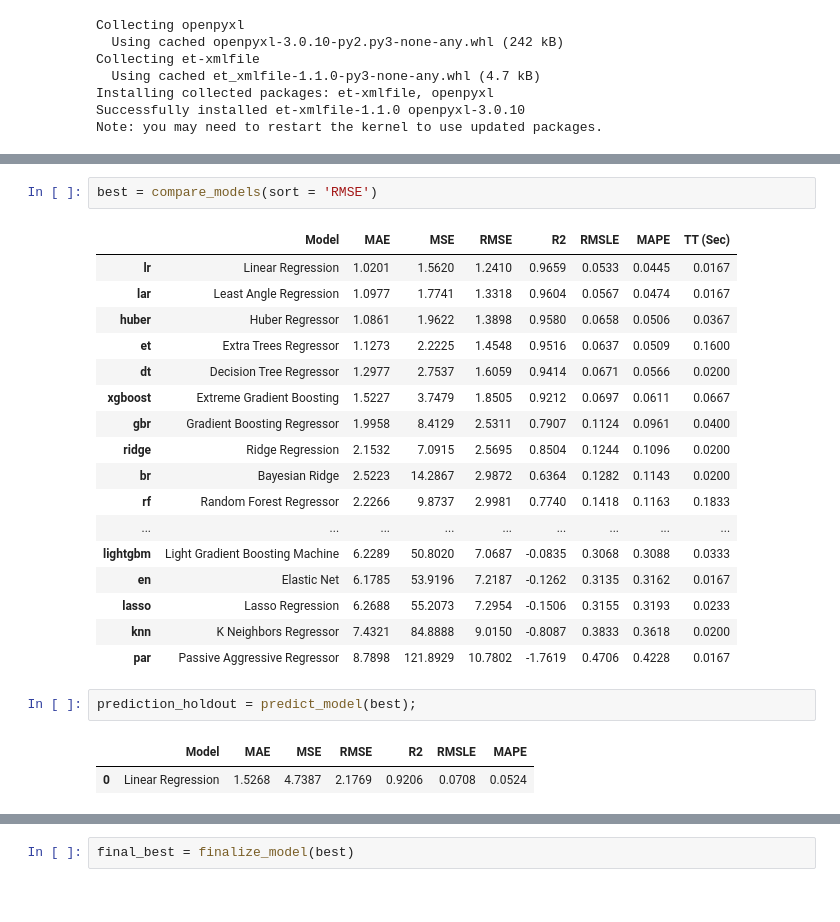
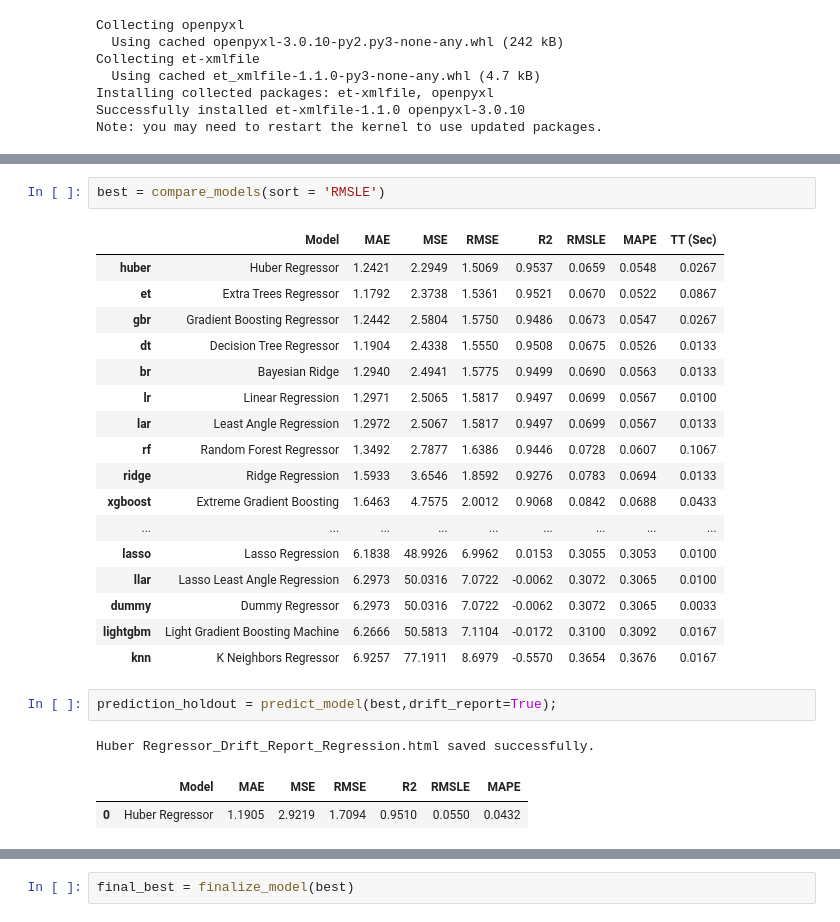
Before and after one commit to snamjoshi1/FoundationalProject2, a Jupyter notebook: PyCaret.ipynb, the cells around one changed output, grey strips where cells are left out. Drawn from its saved outputs; the diff is of its cells as text.

```diff
--- a/PyCaret.ipynb
+++ b/PyCaret.ipynb
@@ -162,30 +162,31 @@ s_temp = setup(data = traintemp, test_data = testtemp, target = 'AvgTemp', fold_
 | 56 | Transform Target | False |
 | 57 | Transform Target Method | box-cox |
 # %%
-best = compare_models(sort = 'RMSE')
+best = compare_models(sort = 'RMSLE')
 # %% [output]
 |  | Model | MAE | MSE | RMSE | R2 | RMSLE | MAPE | TT (Sec) |
-| lr | Linear Regression | 1.0201 | 1.5620 | 1.2410 | 0.9659 | 0.0533 | 0.0445 | 0.0167 |
-| lar | Least Angle Regression | 1.0977 | 1.7741 | 1.3318 | 0.9604 | 0.0567 | 0.0474 | 0.0167 |
-| huber | Huber Regressor | 1.0861 | 1.9622 | 1.3898 | 0.9580 | 0.0658 | 0.0506 | 0.0367 |
-| et | Extra Trees Regressor | 1.1273 | 2.2225 | 1.4548 | 0.9516 | 0.0637 | 0.0509 | 0.1600 |
-| dt | Decision Tree Regressor | 1.2977 | 2.7537 | 1.6059 | 0.9414 | 0.0671 | 0.0566 | 0.0200 |
-| xgboost | Extreme Gradient Boosting | 1.5227 | 3.7479 | 1.8505 | 0.9212 | 0.0697 | 0.0611 | 0.0667 |
-| gbr | Gradient Boosting Regressor | 1.9958 | 8.4129 | 2.5311 | 0.7907 | 0.1124 | 0.0961 | 0.0400 |
-| ridge | Ridge Regression | 2.1532 | 7.0915 | 2.5695 | 0.8504 | 0.1244 | 0.1096 | 0.0200 |
-| br | Bayesian Ridge | 2.5223 | 14.2867 | 2.9872 | 0.6364 | 0.1282 | 0.1143 | 0.0200 |
-| rf | Random Forest Regressor | 2.2266 | 9.8737 | 2.9981 | 0.7740 | 0.1418 | 0.1163 | 0.1833 |
+| huber | Huber Regressor | 1.2421 | 2.2949 | 1.5069 | 0.9537 | 0.0659 | 0.0548 | 0.0267 |
+| et | Extra Trees Regressor | 1.1792 | 2.3738 | 1.5361 | 0.9521 | 0.0670 | 0.0522 | 0.0867 |
+| gbr | Gradient Boosting Regressor | 1.2442 | 2.5804 | 1.5750 | 0.9486 | 0.0673 | 0.0547 | 0.0267 |
+| dt | Decision Tree Regressor | 1.1904 | 2.4338 | 1.5550 | 0.9508 | 0.0675 | 0.0526 | 0.0133 |
+| br | Bayesian Ridge | 1.2940 | 2.4941 | 1.5775 | 0.9499 | 0.0690 | 0.0563 | 0.0133 |
+| lr | Linear Regression | 1.2971 | 2.5065 | 1.5817 | 0.9497 | 0.0699 | 0.0567 | 0.0100 |
+| lar | Least Angle Regression | 1.2972 | 2.5067 | 1.5817 | 0.9497 | 0.0699 | 0.0567 | 0.0133 |
+| rf | Random Forest Regressor | 1.3492 | 2.7877 | 1.6386 | 0.9446 | 0.0728 | 0.0607 | 0.1067 |
+| ridge | Ridge Regression | 1.5933 | 3.6546 | 1.8592 | 0.9276 | 0.0783 | 0.0694 | 0.0133 |
+| xgboost | Extreme Gradient Boosting | 1.6463 | 4.7575 | 2.0012 | 0.9068 | 0.0842 | 0.0688 | 0.0433 |
 | ... | ... | ... | ... | ... | ... | ... | ... | ... |
-| lightgbm | Light Gradient Boosting Machine | 6.2289 | 50.8020 | 7.0687 | -0.0835 | 0.3068 | 0.3088 | 0.0333 |
-| en | Elastic Net | 6.1785 | 53.9196 | 7.2187 | -0.1262 | 0.3135 | 0.3162 | 0.0167 |
-| lasso | Lasso Regression | 6.2688 | 55.2073 | 7.2954 | -0.1506 | 0.3155 | 0.3193 | 0.0233 |
-| knn | K Neighbors Regressor | 7.4321 | 84.8888 | 9.0150 | -0.8087 | 0.3833 | 0.3618 | 0.0200 |
-| par | Passive Aggressive Regressor | 8.7898 | 121.8929 | 10.7802 | -1.7619 | 0.4706 | 0.4228 | 0.0167 |
+| lasso | Lasso Regression | 6.1838 | 48.9926 | 6.9962 | 0.0153 | 0.3055 | 0.3053 | 0.0100 |
+| llar | Lasso Least Angle Regression | 6.2973 | 50.0316 | 7.0722 | -0.0062 | 0.3072 | 0.3065 | 0.0100 |
+| dummy | Dummy Regressor | 6.2973 | 50.0316 | 7.0722 | -0.0062 | 0.3072 | 0.3065 | 0.0033 |
+| lightgbm | Light Gradient Boosting Machine | 6.2666 | 50.5813 | 7.1104 | -0.0172 | 0.3100 | 0.3092 | 0.0167 |
+| knn | K Neighbors Regressor | 6.9257 | 77.1911 | 8.6979 | -0.5570 | 0.3654 | 0.3676 | 0.0167 |
 # %%
-prediction_holdout = predict_model(best);
+prediction_holdout = predict_model(best,drift_report=True);
 # %% [output]
+Huber Regressor_Drift_Report_Regression.html saved successfully.
 |  | Model | MAE | MSE | RMSE | R2 | RMSLE | MAPE |
-| 0 | Linear Regression | 1.5268 | 4.7387 | 2.1769 | 0.9206 | 0.0708 | 0.0524 |
+| 0 | Huber Regressor | 1.1905 | 2.9219 | 1.7094 | 0.9510 | 0.0550 | 0.0432 |
 # %%
 # generate predictions on the original dataset
 import plotly.express as px
```
Also changed, not shown: parts of 60 cells of this notebook, 14 other files.
